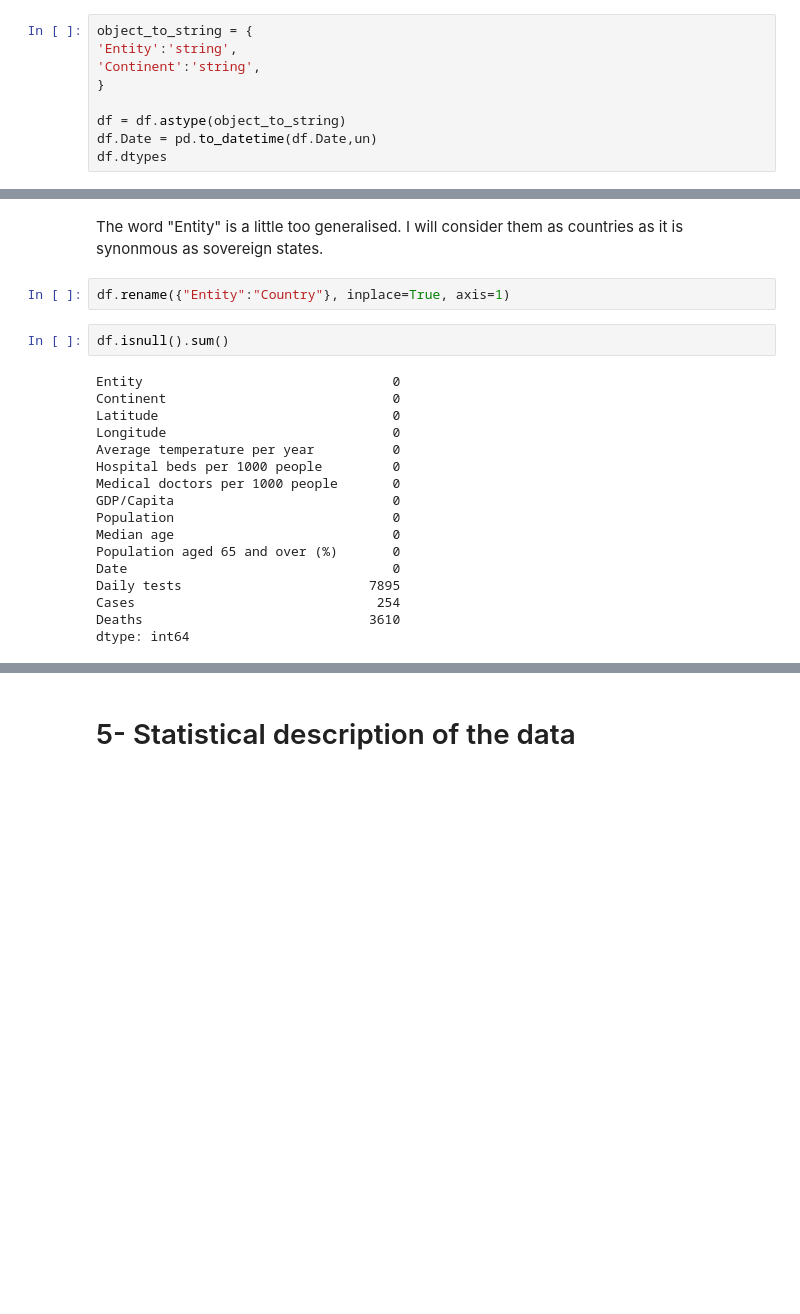
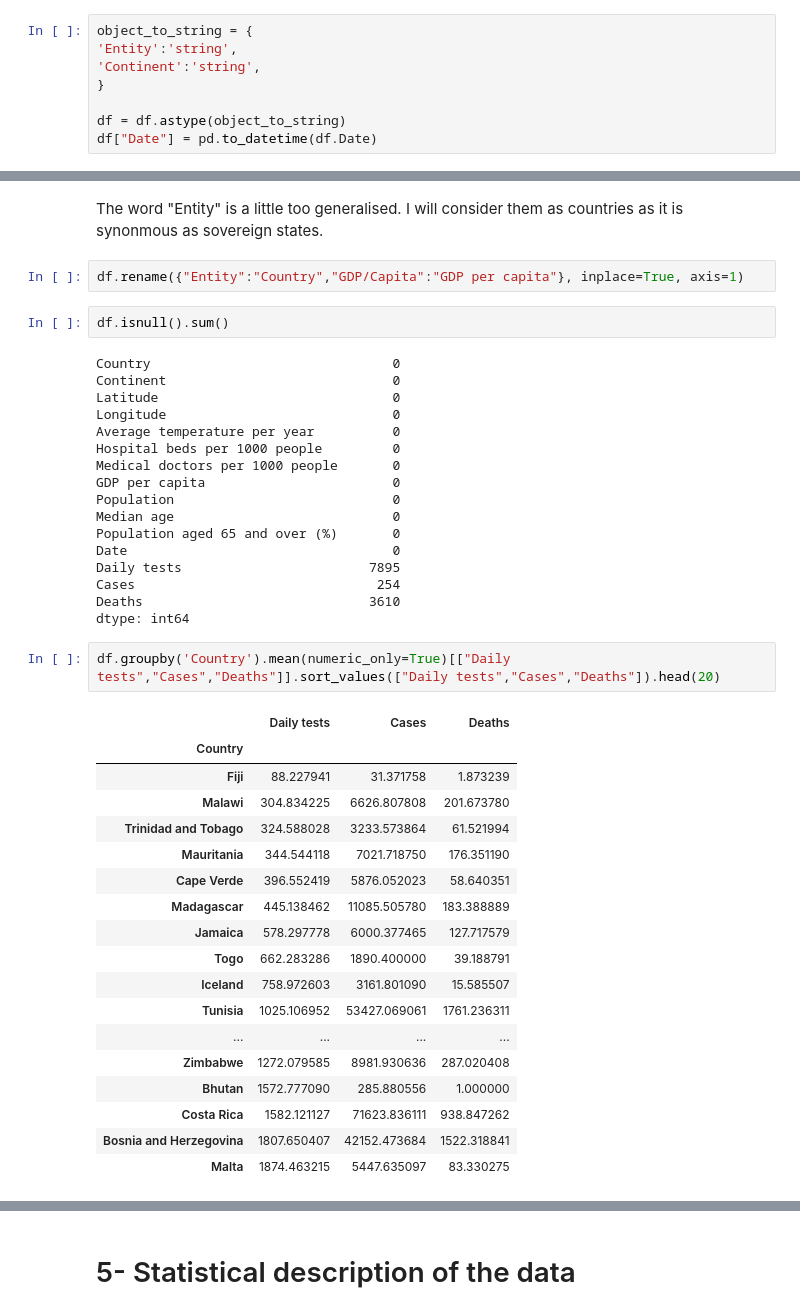
Before and after one commit to roberthobblebottom/COVID19-Algeria-and-World-Dataset, a Jupyter notebook: covid-19-data-analysis-algeria-and-the-world - Ng Guangren, Ryan.ipynb, the cells around one changed output, grey strips where cells are left out. Saved outputs shown, nothing was run; the diff lists cells and outputs as text; blank space fills up the shorter version.

```diff
--- a/covid-19-data-analysis-algeria-and-the-world - Ng Guangren, Ryan.ipynb
+++ b/covid-19-data-analysis-algeria-and-the-world - Ng Guangren, Ryan.ipynb
@@ -42,8 +42,7 @@ object_to_string = {
 }
 
 df = df.astype(object_to_string)
-df.Date = pd.to_datetime(df.Date,un)
-df.dtypes
+df["Date"] = pd.to_datetime(df.Date)
 # %% [output]
 Entity                                     string
 Continent                                  string
@@ -104,18 +103,18 @@ array(['Albania', 'Algeria', 'Argentina', 'Armenia', 'Australia',
 # %% [markdown]
 The word "Entity" is a little too generalised. I will consider them as countries as it is synonmous as sovereign states.
 # %%
-df.rename({"Entity":"Country"}, inplace=True, axis=1)
+df.rename({"Entity":"Country","GDP/Capita":"GDP per capita"}, inplace=True, axis=1)
 # %%
 df.isnull().sum()
 # %% [output]
-Entity                                0
+Country                               0
 Continent                             0
 Latitude                              0
 Longitude                             0
 Average temperature per year          0
 Hospital beds per 1000 people         0
 Medical doctors per 1000 people       0
-GDP/Capita                            0
+GDP per capita                        0
 Population                            0
 Median age                            0
 Population aged 65 and over (%)       0
@@ -124,3 +123,24 @@ Daily tests                        7895
 Cases                               254
 Deaths                             3610
 dtype: int64
+# %%
+df.groupby('Country').mean(numeric_only=True)[["Daily tests","Cases","Deaths"]].sort_values(["Daily tests","Cases","Deaths"]).head(20)
+# %% [output]
+|  | Daily tests | Cases | Deaths |
+| Country |  |  |  |
+| Fiji | 88.227941 | 31.371758 | 1.873239 |
+| Malawi | 304.834225 | 6626.807808 | 201.673780 |
+| Trinidad and Tobago | 324.588028 | 3233.573864 | 61.521994 |
+| Mauritania | 344.544118 | 7021.718750 | 176.351190 |
+| Cape Verde | 396.552419 | 5876.052023 | 58.640351 |
+| Madagascar | 445.138462 | 11085.505780 | 183.388889 |
+| Jamaica | 578.297778 | 6000.377465 | 127.717579 |
+| Togo | 662.283286 | 1890.400000 | 39.188791 |
+| Iceland | 758.972603 | 3161.801090 | 15.585507 |
+| Tunisia | 1025.106952 | 53427.069061 | 1761.236311 |
+| ... | ... | ... | ... |
+| Zimbabwe | 1272.079585 | 8981.930636 | 287.020408 |
+| Bhutan | 1572.777090 | 285.880556 | 1.000000 |
+| Costa Rica | 1582.121127 | 71623.836111 | 938.847262 |
+| Bosnia and Herzegovina | 1807.650407 | 42152.473684 | 1522.318841 |
+| Malta | 1874.463215 | 5447.635097 | 83.330275 |
```
Also changed, not shown: parts of 4 cells of this notebook.
